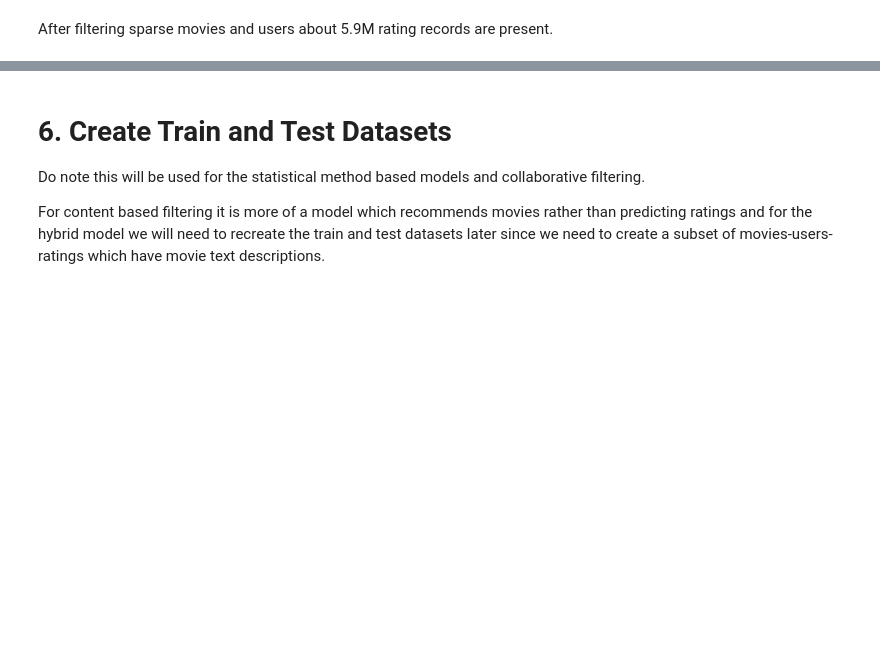
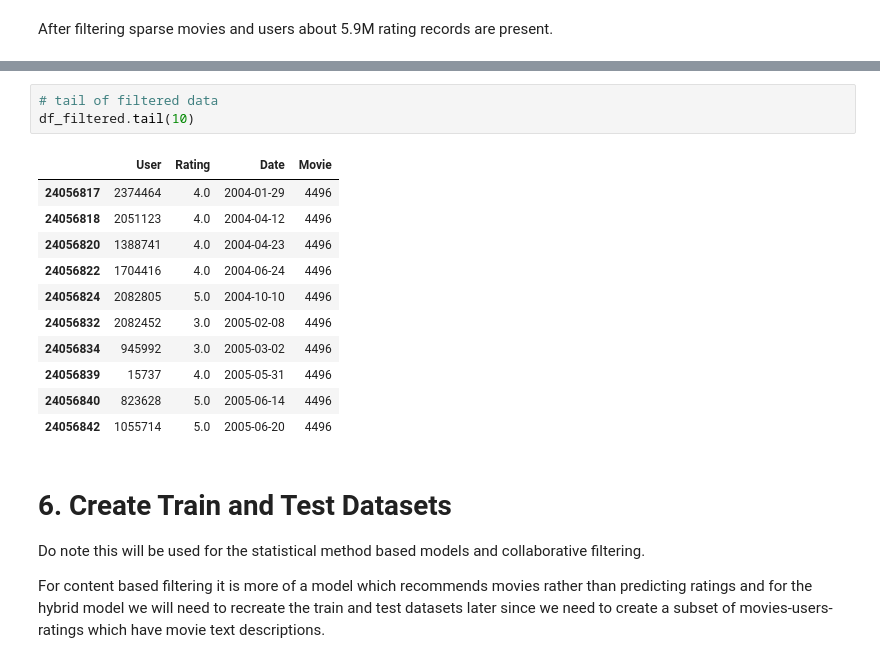
Before and after one commit to kristenvonbecker/miniproject-17.4, a Jupyter notebook: Mini_Project_Recommendation_Systems.ipynb, the cells around one changed output, grey strips where cells are left out. Saved outputs shown, nothing was run; the diff lists cells and outputs as text; blank space fills up the shorter version.

```diff
--- a/Mini_Project_Recommendation_Systems.ipynb
+++ b/Mini_Project_Recommendation_Systems.ipynb
@@ -322,3 +337,18 @@ After filtering sparse movies and users about 5.9M rating records are present.
+# %%
+# tail of filtered data
+df_filtered.tail(10)
+# %% [output]
+|  | User | Rating | Date | Movie |
+| 24056817 | 2374464 | 4.0 | 2004-01-29 | 4496 |
+| 24056818 | 2051123 | 4.0 | 2004-04-12 | 4496 |
+| 24056820 | 1388741 | 4.0 | 2004-04-23 | 4496 |
+| 24056822 | 1704416 | 4.0 | 2004-06-24 | 4496 |
+| 24056824 | 2082805 | 5.0 | 2004-10-10 | 4496 |
+| 24056832 | 2082452 | 3.0 | 2005-02-08 | 4496 |
+| 24056834 | 945992 | 3.0 | 2005-03-02 | 4496 |
+| 24056839 | 15737 | 4.0 | 2005-05-31 | 4496 |
+| 24056840 | 823628 | 5.0 | 2005-06-14 | 4496 |
+| 24056842 | 1055714 | 5.0 | 2005-06-20 | 4496 |
 # %% [markdown]
 # 6. Create Train and Test Datasets
 
```
Also changed, not shown: parts of 18 cells of this notebook.
